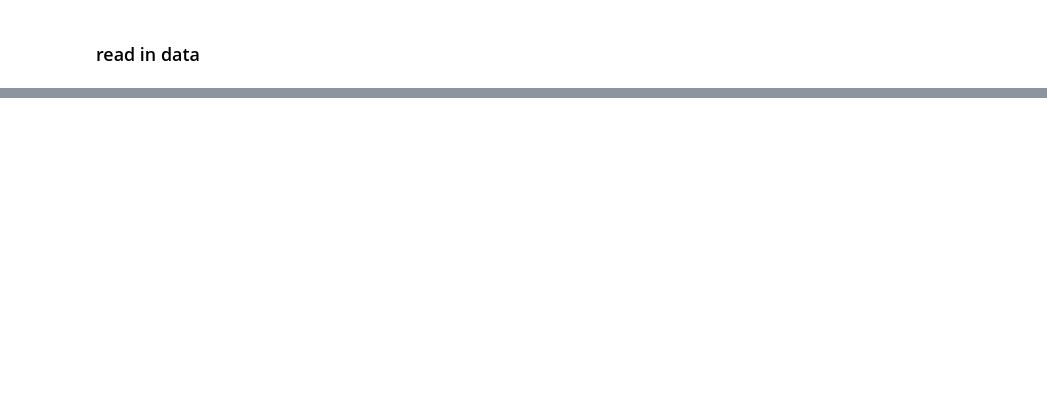
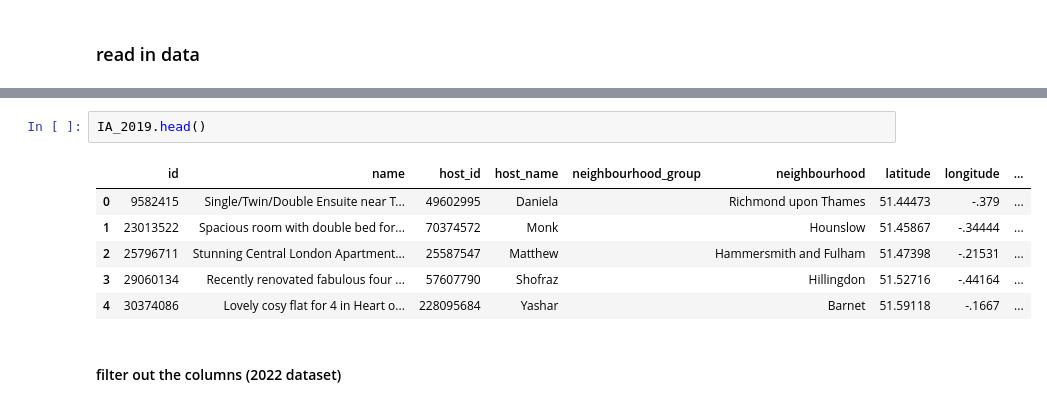
Before and after one commit to JinJiang22/fsds_GroupWork, a Jupyter notebook: Reproducible Analysis.ipynb, the cells around one changed output, grey strips where cells are left out. Drawn from its saved outputs; the diff is of its cells as text; blank space fills up the shorter version.

```diff
--- a/Reproducible Analysis.ipynb
+++ b/Reproducible Analysis.ipynb
@@ -219,0 +195,11 @@ memory usage: 1.2+ GB
+# %%
+IA_2019.head()
+# %% [output]
+|  | id | name | host_id | host_name | neighbourhood_group | neighbourhood | latitude | longitude | ... |
+| 0 | 9582415 | Single/Twin/Double Ensuite near T... | 49602995 | Daniela |  | Richmond upon Thames | 51.44473 | -.379 | ... |
+| 1 | 23013522 | Spacious room with double bed for... | 70374572 | Monk |  | Hounslow | 51.45867 | -.34444 | ... |
+| 2 | 25796711 | Stunning Central London Apartment... | 25587547 | Matthew |  | Hammersmith and Fulham | 51.47398 | -.21531 | ... |
+| 3 | 29060134 | Recently renovated fabulous four ... | 57607790 | Shofraz |  | Hillingdon | 51.52716 | -.44164 | ... |
+| 4 | 30374086 | Lovely cosy flat for 4 in Heart o... | 228095684 | Yashar |  | Barnet | 51.59118 | -.1667 | ... |
+# %% [markdown]
+#### filter out the columns (2022 dataset)
```
Also changed, not shown: parts of 33 cells of this notebook.
